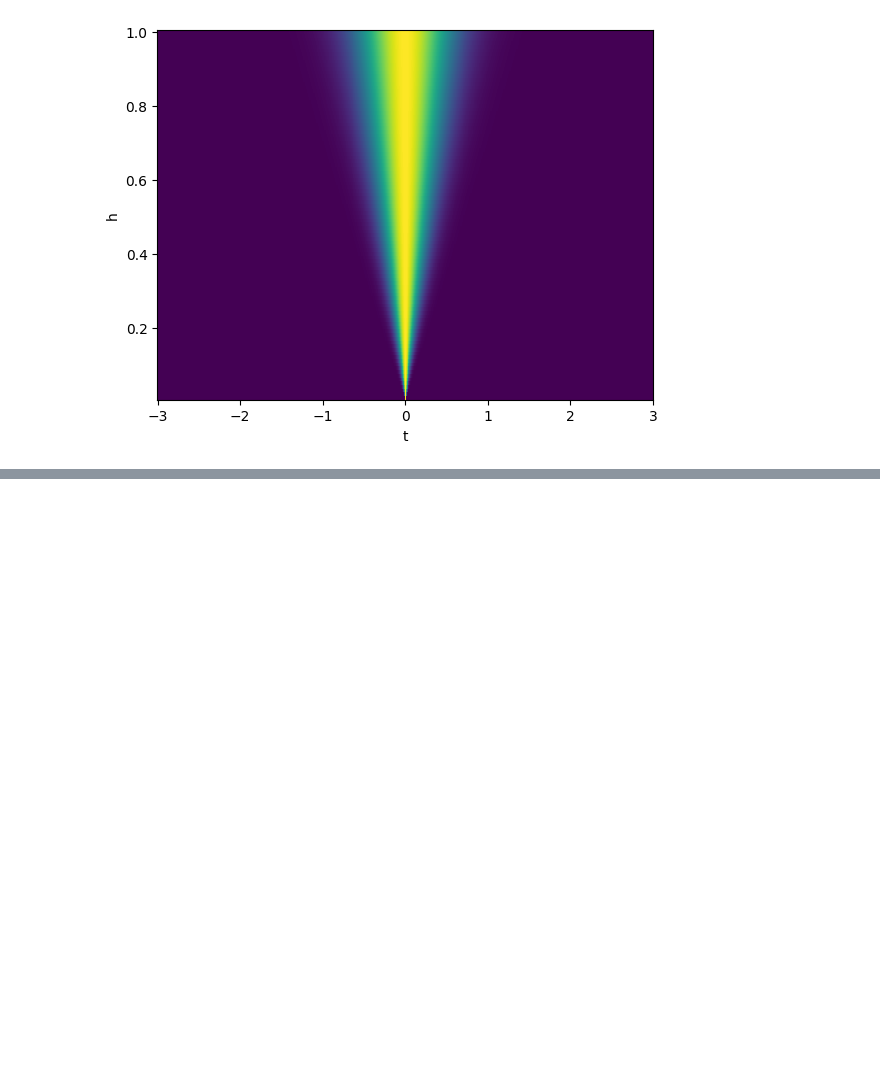
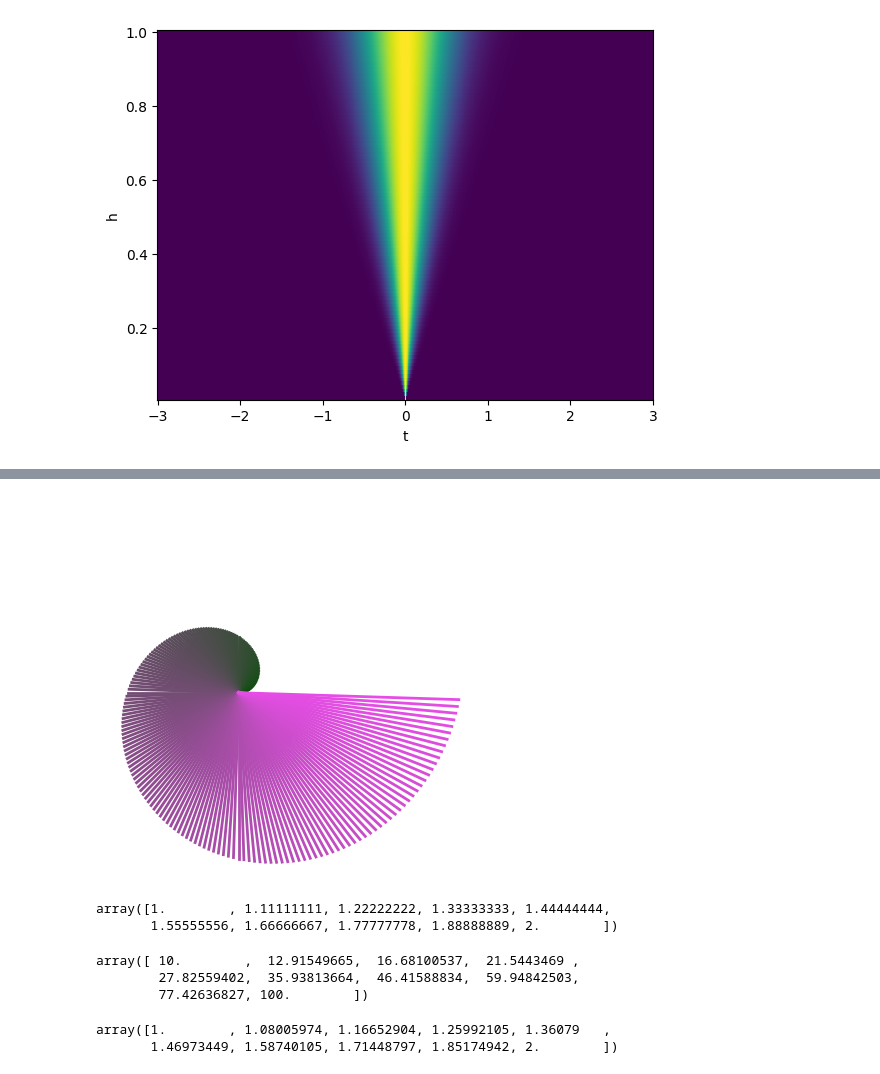
Before and after one commit to yaowenqiang/master_math_by_coding_in_python, a Jupyter notebook: differences.ipynb, the cells around one changed output, grey strips where cells are left out. Cells and saved outputs as stored; diff of their text form; code cells hidden in the pictures; blank space fills up the shorter version.

```diff
--- a/differences.ipynb
+++ b/differences.ipynb
@@ -297,0 +321,30 @@ plt.show()
+# %%
+n = 200
+
+color = np.linspace(0,.9,n)
+for k in range(0,n):
+    z = k *np.exp(2*np.pi*1j*k/n)
+    plt.plot([0, np.real(z)],[0,np.imag(z)],linewidth=2,color=[color[k],.3,color[k]])
+plt.axis('square')
+plt.axis('off')
+plt.show()
+# %% [output]
+[figure, added]
+# %%
+np.linspace(1,2,10)
+# %% [output]
+array([1.        , 1.11111111, 1.22222222, 1.33333333, 1.44444444,
+       1.55555556, 1.66666667, 1.77777778, 1.88888889, 2.        ])
+# %%
+np.logspace(1,2,10)
+# %% [output]
+array([ 10.        ,  12.91549665,  16.68100537,  21.5443469 ,
+        27.82559402,  35.93813664,  46.41588834,  59.94842503,
+        77.42636827, 100.        ])
+# %%
+a = np.log10(1)
+b = np.log10(2)
+np.logspace(a,b,10)
+# %% [output]
+array([1.        , 1.08005974, 1.16652904, 1.25992105, 1.36079   ,
+       1.46973449, 1.58740105, 1.71448797, 1.85174942, 2.        ])
```
Also changed, not shown: parts of 4 cells of this notebook, 1 other file.
